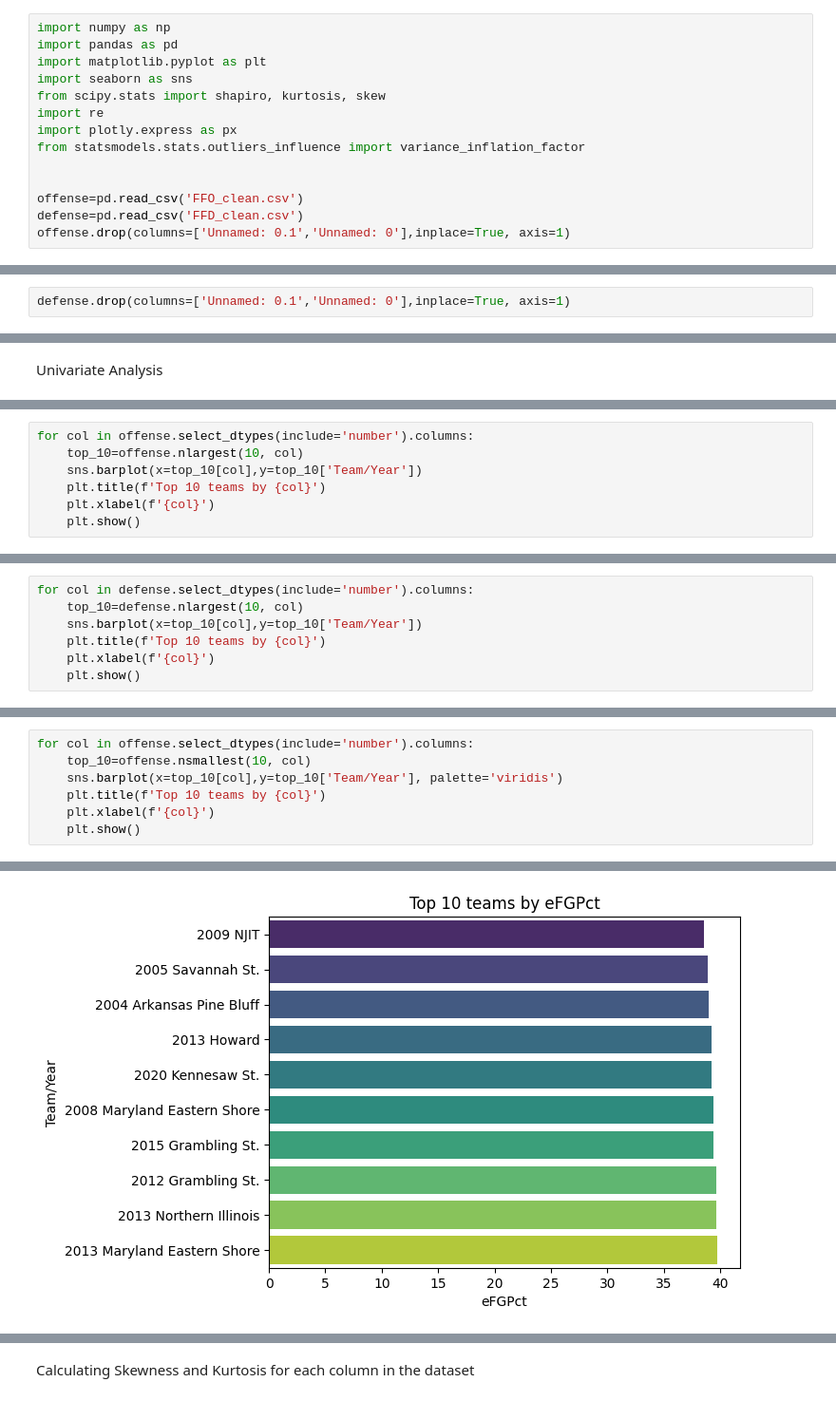
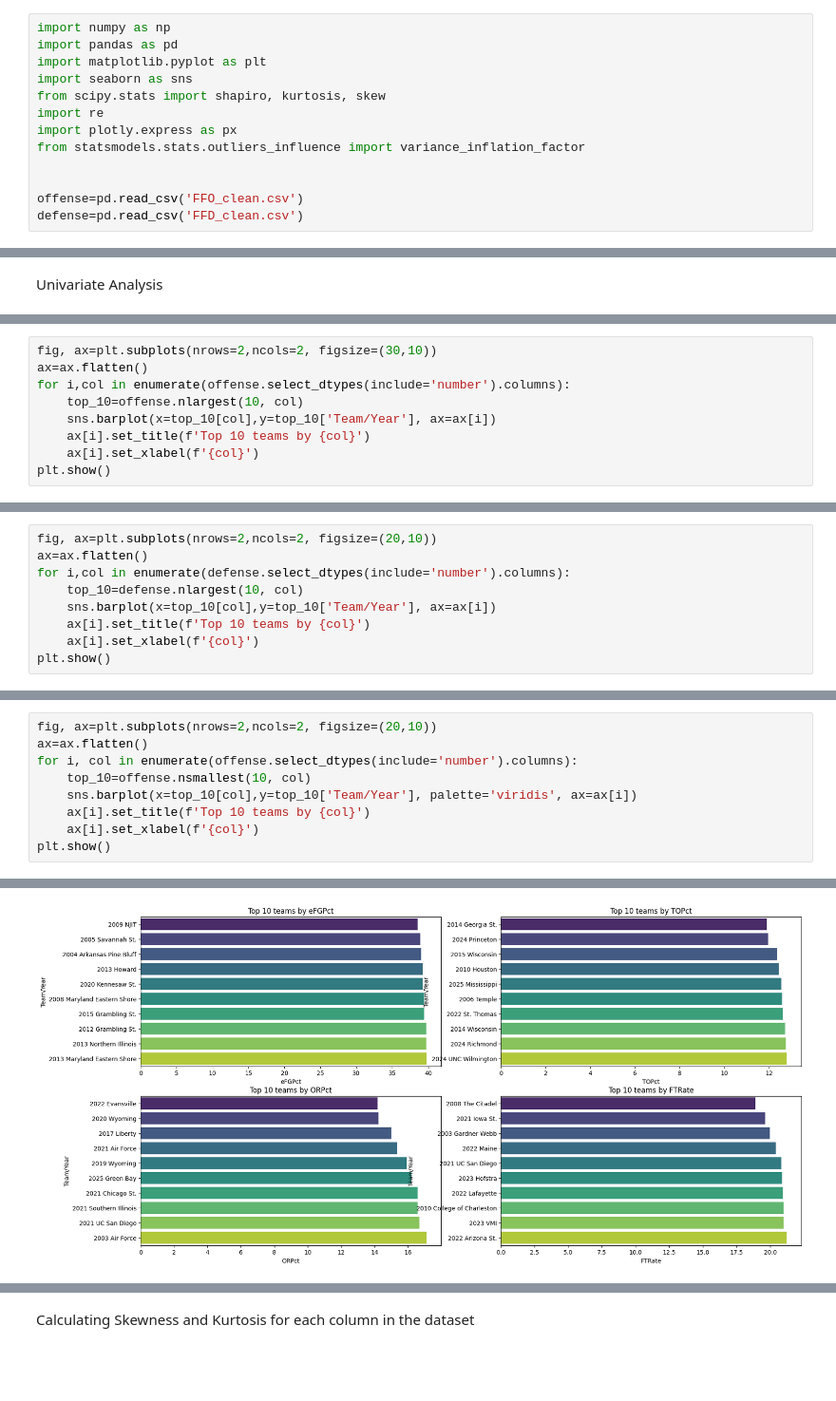
Before and after one commit to maddog19527/KenPom_Datasets, a Jupyter notebook: four_factors/four_factors_eda.ipynb, the cells around one changed output, grey strips where cells are left out. Shown at 95% size. Saved outputs shown, nothing was run; the diff lists cells and outputs as text; blank space fills up the shorter version.

```diff
--- a/four_factors/four_factors_eda.ipynb
+++ b/four_factors/four_factors_eda.ipynb
@@ -11,7 +11,6 @@ from statsmodels.stats.outliers_influence import variance_inflation_factor
 
 offense=pd.read_csv('FFO_clean.csv')
 defense=pd.read_csv('FFD_clean.csv')
-offense.drop(columns=['Unnamed: 0.1','Unnamed: 0'],inplace=True, axis=1)
 # %%
 offense.head()
 # %% [output]
@@ -21,8 +20,6 @@ offense.head()
 | 2 | 2025 Akron | 55.272346 | 17.293210 | 32.758621 | 24.441341 |
 | 3 | 2025 Alabama | 56.504599 | 17.668644 | 37.049550 | 41.721419 |
 | 4 | 2025 Alabama A&M | 44.880677 | 21.762263 | 35.225956 | 37.875289 |
-# %%
-defense.drop(columns=['Unnamed: 0.1','Unnamed: 0'],inplace=True, axis=1)
 # %%
 defense.head()
 # %% [output]
@@ -65,8 +58,10 @@ plt.show()
 # %%
-for col in offense.select_dtypes(include='number').columns:
+fig, ax=plt.subplots(nrows=2,ncols=2, figsize=(30,10))
+ax=ax.flatten()
+for i,col in enumerate(offense.select_dtypes(include='number').columns):
     top_10=offense.nlargest(10, col)
-    sns.barplot(x=top_10[col],y=top_10['Team/Year'])
-    plt.title(f'Top 10 teams by {col}')
-    plt.xlabel(f'{col}')
-    plt.show()
+    sns.barplot(x=top_10[col],y=top_10['Team/Year'], ax=ax[i])
+    ax[i].set_title(f'Top 10 teams by {col}')
+    ax[i].set_xlabel(f'{col}')
+plt.show()
 # %% [output]
@@ -77,8 +69,10 @@ for col in offense.select_dtypes(include='number').columns:
 # %%
-for col in defense.select_dtypes(include='number').columns:
+fig, ax=plt.subplots(nrows=2,ncols=2, figsize=(20,10))
+ax=ax.flatten()
+for i,col in enumerate(defense.select_dtypes(include='number').columns):
     top_10=defense.nlargest(10, col)
-    sns.barplot(x=top_10[col],y=top_10['Team/Year'])
-    plt.title(f'Top 10 teams by {col}')
-    plt.xlabel(f'{col}')
-    plt.show()
+    sns.barplot(x=top_10[col],y=top_10['Team/Year'], ax=ax[i])
+    ax[i].set_title(f'Top 10 teams by {col}')
+    ax[i].set_xlabel(f'{col}')
+plt.show()
 # %% [output]
@@ -89,10 +80,12 @@ for col in defense.select_dtypes(include='number').columns:
 # %%
-for col in offense.select_dtypes(include='number').columns:
+fig, ax=plt.subplots(nrows=2,ncols=2, figsize=(20,10))
+ax=ax.flatten()
+for i, col in enumerate(offense.select_dtypes(include='number').columns):
     top_10=offense.nsmallest(10, col)
-    sns.barplot(x=top_10[col],y=top_10['Team/Year'], palette='viridis')
-    plt.title(f'Top 10 teams by {col}')
-    plt.xlabel(f'{col}')
-    plt.show()
+    sns.barplot(x=top_10[col],y=top_10['Team/Year'], palette='viridis', ax=ax[i])
+    ax[i].set_title(f'Top 10 teams by {col}')
+    ax[i].set_xlabel(f'{col}')
+plt.show()
 # %% [output]
 Passing `palette` without assigning `hue` is deprecated and will be removed in v0.14.0. Assign the `y` variable to `hue` and set `legend=False` for the same effect.
 
@@ -100 +105 @@ Passing `palette` without assigning `hue` is deprecated and will be removed in v
-[figure, old version]
+[figure, new version]
```
Also changed, not shown: parts of 8 cells of this notebook, 8 other files.
